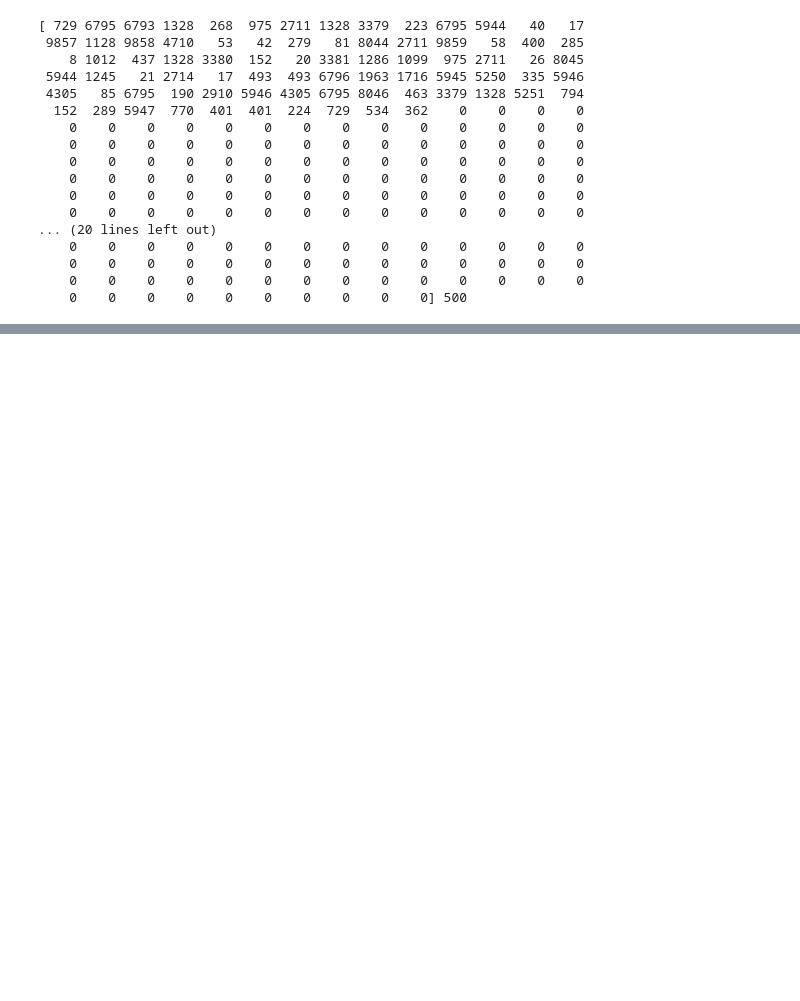
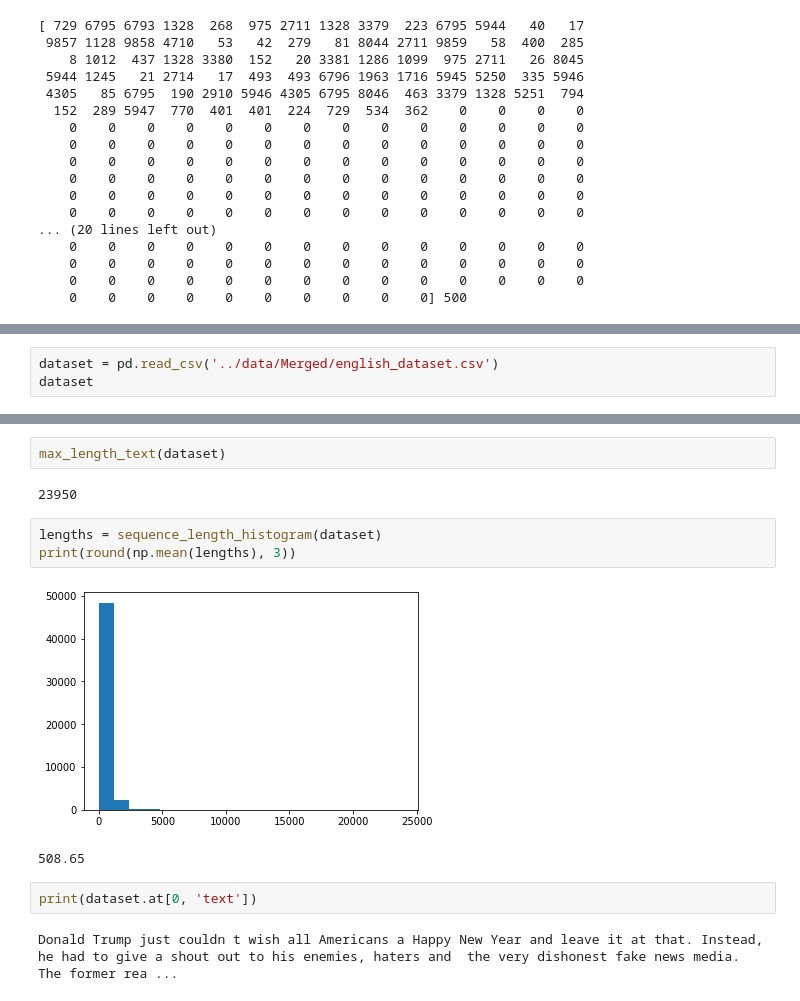
Before and after one commit to kevinmaiden7/Spanish_FakeNewsDetection, a Jupyter notebook: src/data_preprocessing.ipynb, the cells around one changed output, grey strips where cells are left out. Cells and saved outputs as stored; diff of their text form; blank space fills up the shorter version.

Commit message:
data_exploration_english

```diff
--- a/src/data_preprocessing.ipynb
+++ b/src/data_preprocessing.ipynb
@@ -214,0 +219,3 @@ print(X[1], len(X[1]))
+# %%
+dataset = pd.read_csv('../data/Merged/english_dataset.csv')
+dataset
@@ -214,0 +236,14 @@ print(X[1], len(X[1]))
+# %%
+max_length_text(dataset)
+# %% [output]
+23950
+# %%
+lengths = sequence_length_histogram(dataset)
+print(round(np.mean(lengths), 3))
+# %% [output]
+[figure, added]
+508.65
+# %%
+print(dataset.at[0, 'text'])
+# %% [output]
+Donald Trump just couldn t wish all Americans a Happy New Year and leave it at that. Instead, he had to give a shout out to his enemies, haters and  the very dishonest fake news media.  The former rea ...
```
Also changed, not shown: parts of 5 cells of this notebook, 3 other files.
